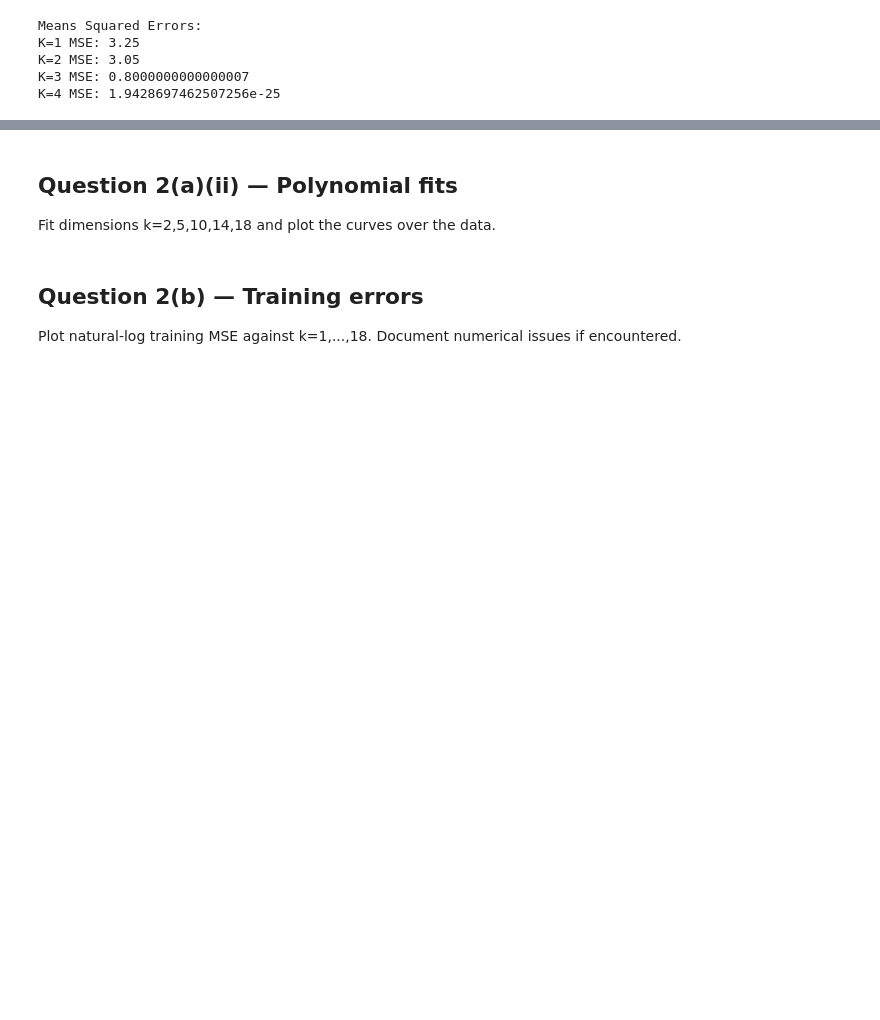
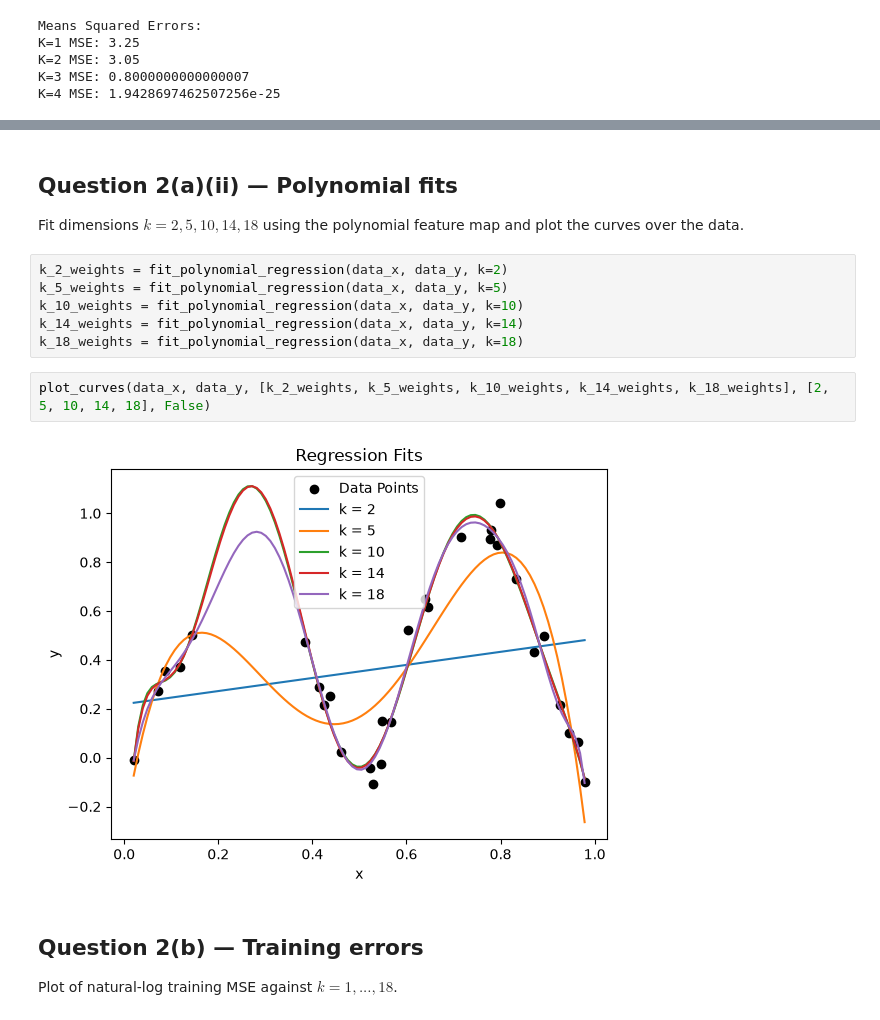
Before and after one commit to juanpablob11/comp0078-cw1-2026-27, a Jupyter notebook: notebooks/01_part1_q01_q03_basis_regression.ipynb, the cells around one changed output, grey strips where cells are left out. Cells and saved outputs as stored; diff of their text form; blank space fills up the shorter version.

```diff
--- a/notebooks/01_part1_q01_q03_basis_regression.ipynb
+++ b/notebooks/01_part1_q01_q03_basis_regression.ipynb
@@ -131,8 +170,18 @@ Generate 30 uniform inputs on [0,1] and the specified noisy sin-squared observat
 # %% [markdown]
 ## Question 2(a)(ii) — Polynomial fits
 
-Fit dimensions k=2,5,10,14,18 and plot the curves over the data.
+Fit dimensions $k=2,5,10,14,18$ using the polynomial feature map and plot the curves over the data.
+# %%
+k_2_weights = fit_polynomial_regression(data_x, data_y, k=2)
+k_5_weights = fit_polynomial_regression(data_x, data_y, k=5)
+k_10_weights = fit_polynomial_regression(data_x, data_y, k=10)
+k_14_weights = fit_polynomial_regression(data_x, data_y, k=14)
+k_18_weights = fit_polynomial_regression(data_x, data_y, k=18)
+# %%
+plot_curves(data_x, data_y, [k_2_weights, k_5_weights, k_10_weights, k_14_weights, k_18_weights], [2, 5, 10, 14, 18], False)
+# %% [output]
+[figure, added]
 # %% [markdown]
 ## Question 2(b) — Training errors
 
-Plot natural-log training MSE against k=1,...,18. Document numerical issues if encountered.
+Plot of natural-log training MSE against $k=1,...,18$.
```
Also changed, not shown: parts of 39 cells of this notebook, 1 other file.
